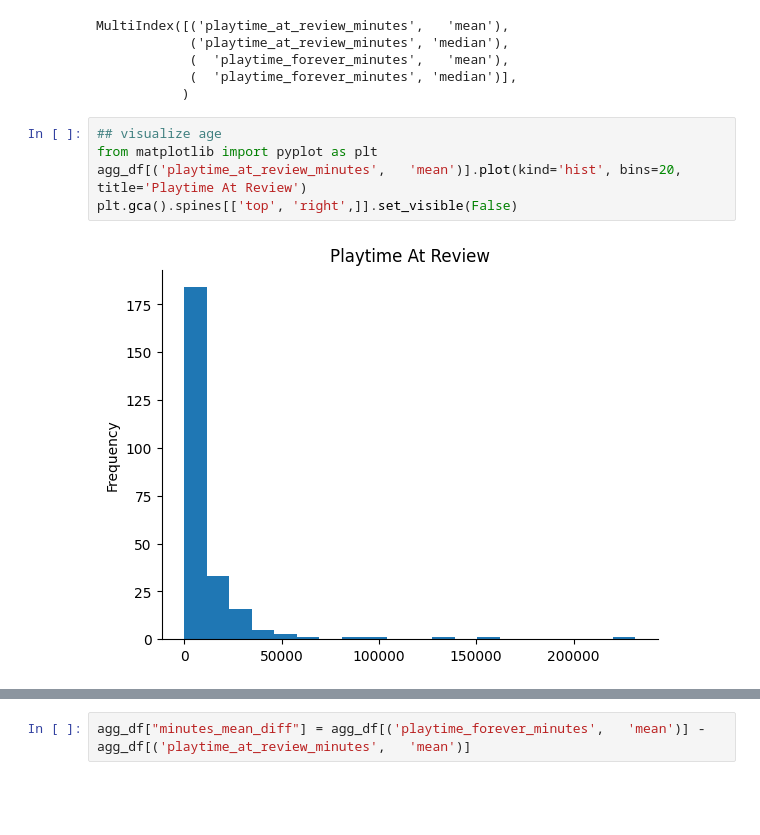
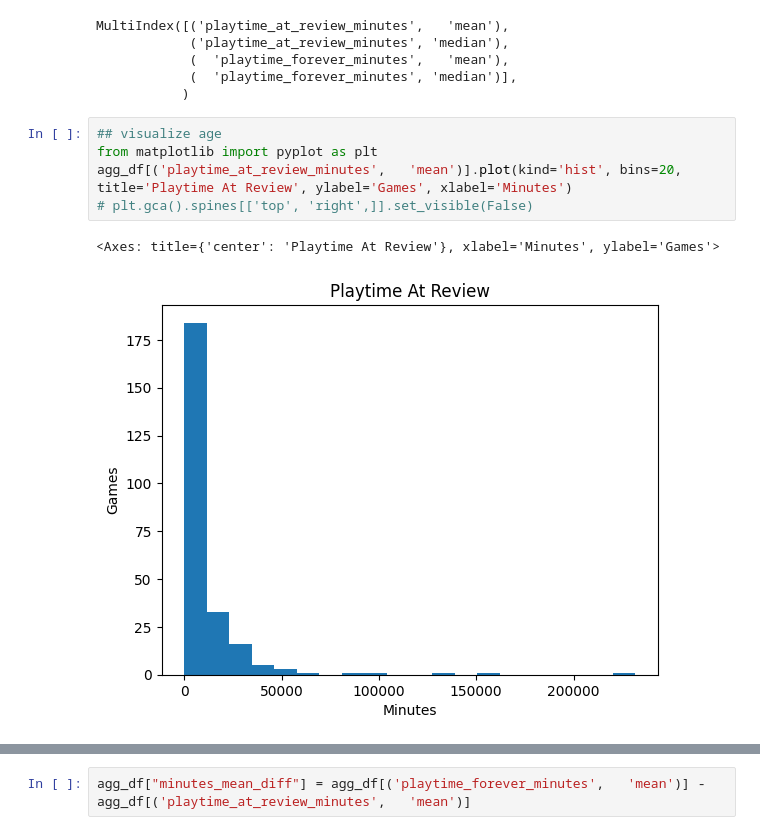
Before and after one commit to CGU-08-IST-332-nlp-steam-name/group-project, a Jupyter notebook: gameMetadata.ipynb, the cells around one changed output, grey strips where cells are left out. Cells and saved outputs as stored; diff of their text form; blank space fills up the shorter version.

Commit message:
adding visualizations

```diff
--- a/gameMetadata.ipynb
+++ b/gameMetadata.ipynb
@@ -64,10 +64,11 @@ MultiIndex([('playtime_at_review_minutes',   'mean'),
 # %%
 ## visualize age
 from matplotlib import pyplot as plt
-agg_df[('playtime_at_review_minutes',   'mean')].plot(kind='hist', bins=20, title='Playtime At Review')
-plt.gca().spines[['top', 'right',]].set_visible(False)
+agg_df[('playtime_at_review_minutes',   'mean')].plot(kind='hist', bins=20, title='Playtime At Review', ylabel='Games', xlabel='Minutes')
+# plt.gca().spines[['top', 'right',]].set_visible(False)
 # %% [output]
+<Axes: title={'center': 'Playtime At Review'}, xlabel='Minutes', ylabel='Games'>
-[figure, old version]
+[figure, new version]
 # %%
 ## visualize age
 from matplotlib import pyplot as plt
```
Also changed, not shown: parts of 9 cells of this notebook, 4 other files.
